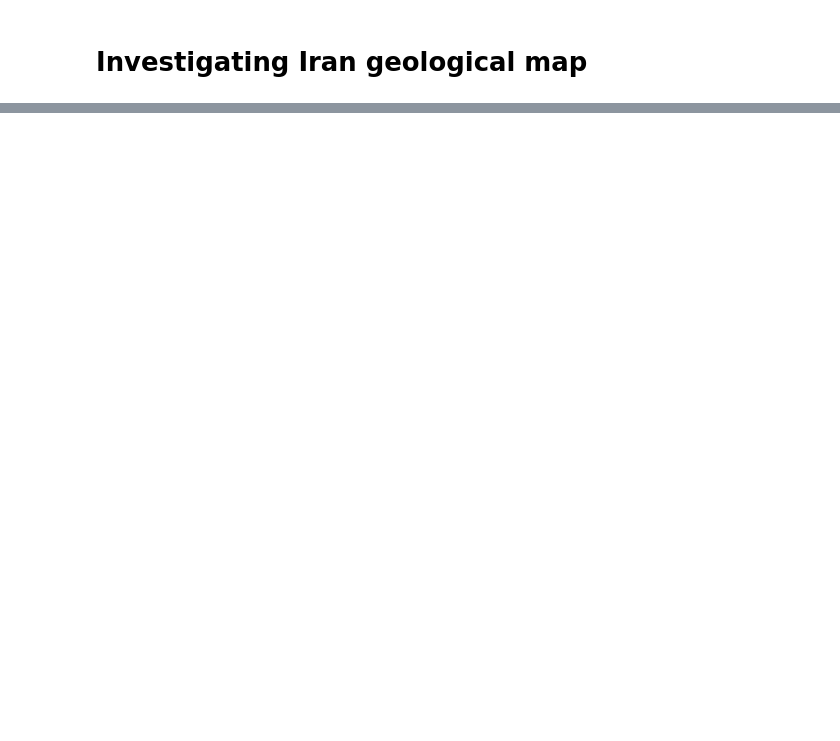
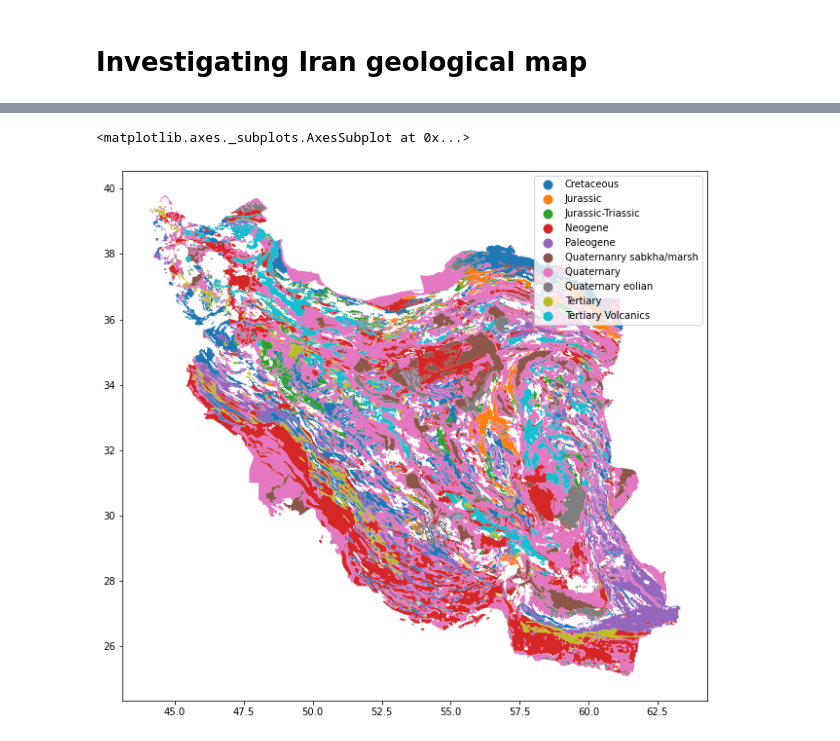
Before and after one commit to ds4geo/ds4geo, a Jupyter notebook: WS 2020 Course Notes/Satellite_Geology_supplement.ipynb, the cells around one changed output, grey strips where cells are left out. Saved outputs shown, nothing was run; the diff lists cells and outputs as text; code cells hidden in the pictures; blank space fills up the shorter version.

```diff
--- a/WS 2020 Course Notes/Satellite_Geology_supplement.ipynb
+++ b/WS 2020 Course Notes/Satellite_Geology_supplement.ipynb
@@ -90,0 +188,3 @@ dat.groupby("unit").AREA.sum()
+# %%
+top_10 = unit_areas[0:10].keys()
+dat_top10 = dat.loc[dat.unit.isin(top_10)]
@@ -90,0 +204,6 @@ dat.groupby("unit").AREA.sum()
+# %%
+fig, ax = plt.subplots(figsize=(12,10))
+dat_top10.plot(column="unit", ax=ax, legend=True)
+# %% [output]
+<matplotlib.axes._subplots.AxesSubplot at 0x...>
+[figure, added]
```
Also changed, not shown: parts of 31 cells of this notebook.
